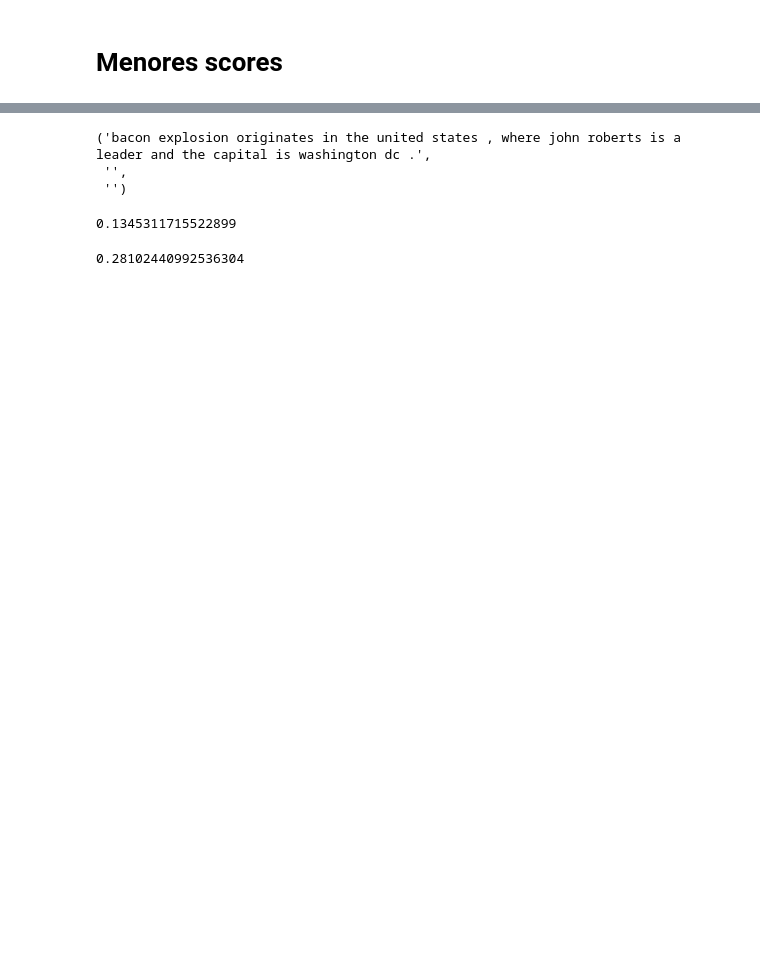
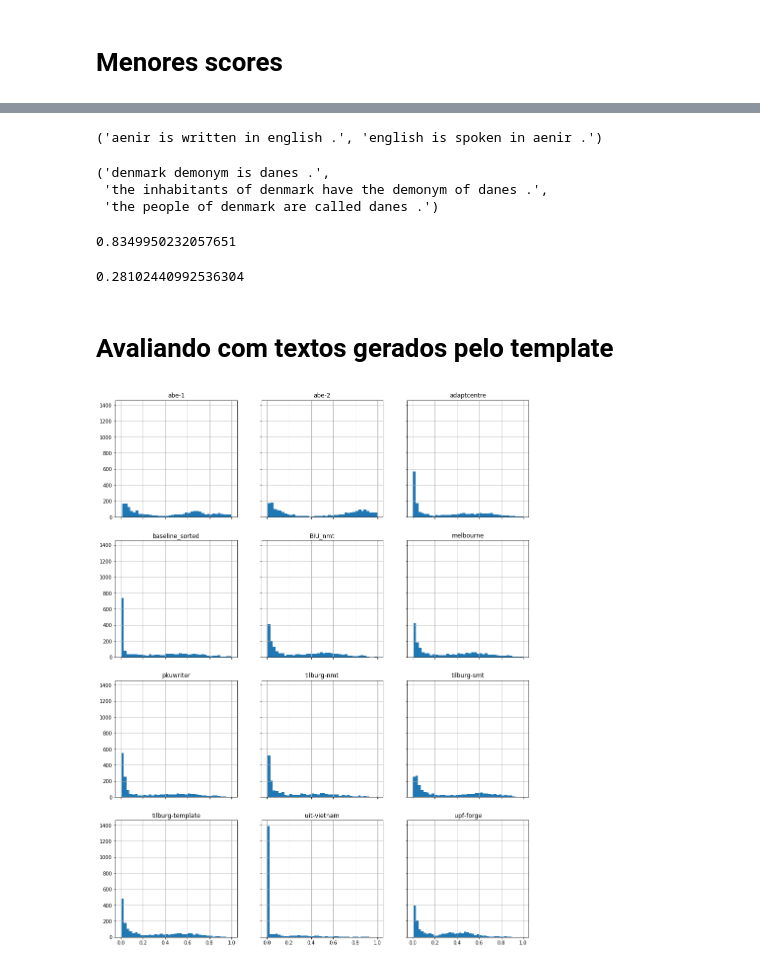
Before and after one commit to abevieiramota/masters, a Jupyter notebook: notebook/00 - Sentence level evaluation.ipynb, the cells around one changed output, grey strips where cells are left out. Saved outputs shown, nothing was run; the diff lists cells and outputs as text; code cells hidden in the pictures; blank space fills up the shorter version.

```diff
--- a/notebook/00 - Sentence level evaluation.ipynb
+++ b/notebook/00 - Sentence level evaluation.ipynb
@@ -103,15 +140,20 @@ hypothesis[426]
+# %%
+hypothesis[86], hypothesis_a[86]
+# %% [output]
+('aenir is written in english .', 'english is spoken in aenir .')
 # %%
-references[426]
+references[26]
 # %% [output]
-('bacon explosion originates in the united states , where john roberts is a leader and the capital is washington dc .',
- '',
- '')
+('denmark demonym is danes .',
+ 'the inhabitants of denmark have the demonym of danes .',
+ 'the people of denmark are called danes .')
 # %%
-sentence_bleu([r.split() for r in references[429]],
-              hypothesis[357].split(),
+s = 'abilene regional airport serves the city of abilene , texas .'
+sentence_bleu([r.split() for r in references[0]],
+              s.split(),
               smoothing_function=chencherry)
 # %% [output]
-0.1345311715522899
+0.8349950232057651
 # %%
 s = 'the largest city in tarrant county in texas is fort worth . austin , texas is the capital of . arlington is part of tarrant county in . is part of texas . is in the united states .'
 sentence_bleu([r.split() for r in references[810]],
@@ -119,3 +161,14 @@ sentence_bleu([r.split() for r in references[810]],
               smoothing_function=chencherry)
 # %% [output]
 0.28102440992536304
+# %% [markdown]
+# Avaliando com textos gerados pelo template
+# %%
+import pickle
+
+with open('../data/models/abe-2/milhoes_de_textos', 'rb') as f:
+    references = pickle.load(f)
+# %%
+import re
+
+c = re.compile(r'\W')
@@ -121,0 +223,4 @@ sentence_bleu([r.split() for r in references[810]],
+# %%
+plot_all_models_hist_bleu('all-cat')
+# %% [output]
+[figure, added]
```
Also changed, not shown: parts of 12 cells of this notebook, 18 other files.
